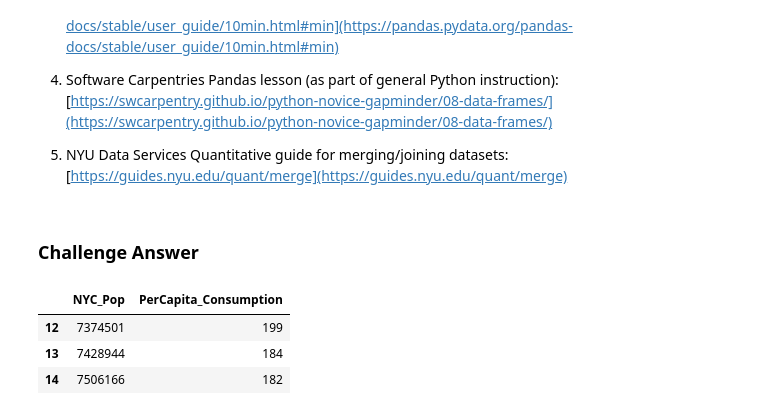
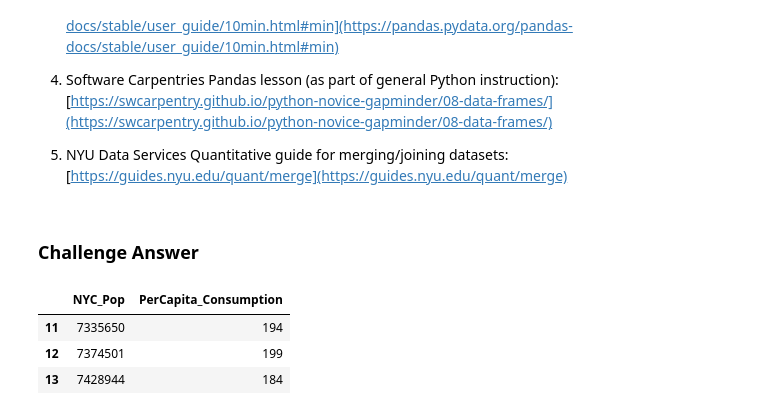
Before and after one commit to NYU-DataServices/startingpandas, a Jupyter notebook: session-notebook-complete.ipynb, the cells around one changed output. Cells and saved outputs as stored; diff of their text form; code cells hidden in the pictures.

```diff
--- a/session-notebook-complete.ipynb
+++ b/session-notebook-complete.ipynb
@@ -797,9 +783,9 @@ Name: Consumption_high, dtype: int64
 # %% [markdown]
 ### Challenge Answer
 # %%
-df_from_csv[12:15][["NYC_Pop","PerCapita_Consumption"]]
+df_from_csv[11:14][["NYC_Pop","PerCapita_Consumption"]]
 # %% [output]
 |  | NYC_Pop | PerCapita_Consumption |
+| 11 | 7335650 | 194 |
 | 12 | 7374501 | 199 |
 | 13 | 7428944 | 184 |
-| 14 | 7506166 | 182 |
```
Also changed, not shown: parts of 9 cells of this notebook, 1 other file.
